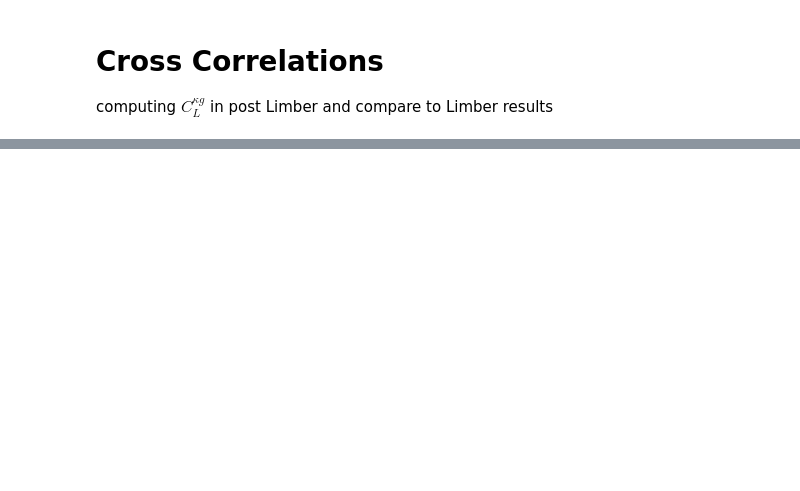
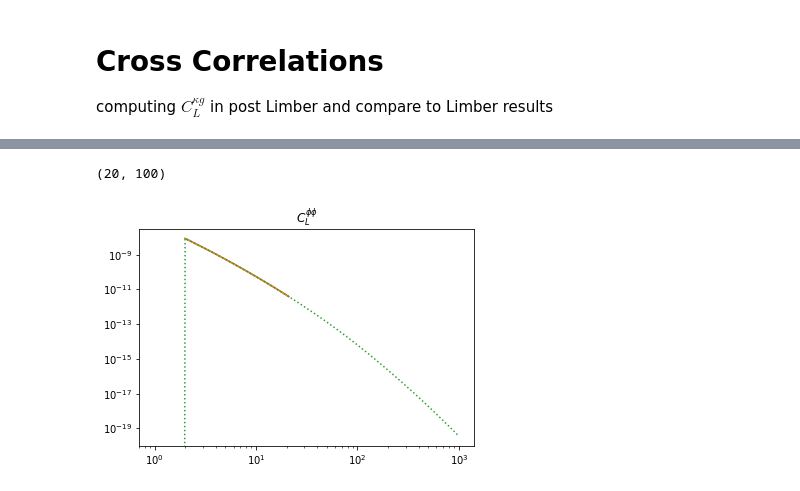
Before and after one commit to VMBoehm/postlimber, a Jupyter notebook: notebooks/postLimber_Integrals_VsVersion.ipynb, the cells around one changed output, grey strips where cells are left out. Saved outputs shown, nothing was run; the diff lists cells and outputs as text; code cells hidden in the pictures; blank space fills up the shorter version.

```diff
--- a/notebooks/postLimber_Integrals_VsVersion.ipynb
+++ b/notebooks/postLimber_Integrals_VsVersion.ipynb
@@ -922,0 +1139,16 @@ plt.legend()
+# %%
+Cl = np.asarray(Cl)
+Cl.shape
+# %% [output]
+(20, 100)
+# %%
+# make test plot
+plt.title('$C_L^{\phi\phi}$')
+plt.loglog(ell_[0:20],Cl[:,0], label = 'our result, post Limber')
+
+plt.loglog(ell_[0:20],Cl[:,-1], label = 'our result, post Limber 2')
+
+plt.loglog(ll,np.interp(ll,cllen['ell'],cllen['pp']),ls=':',label='class, post Limber')
+plt.show()
+# %% [output]
+[figure, added]
```
Also changed, not shown: parts of 38 cells of this notebook.
